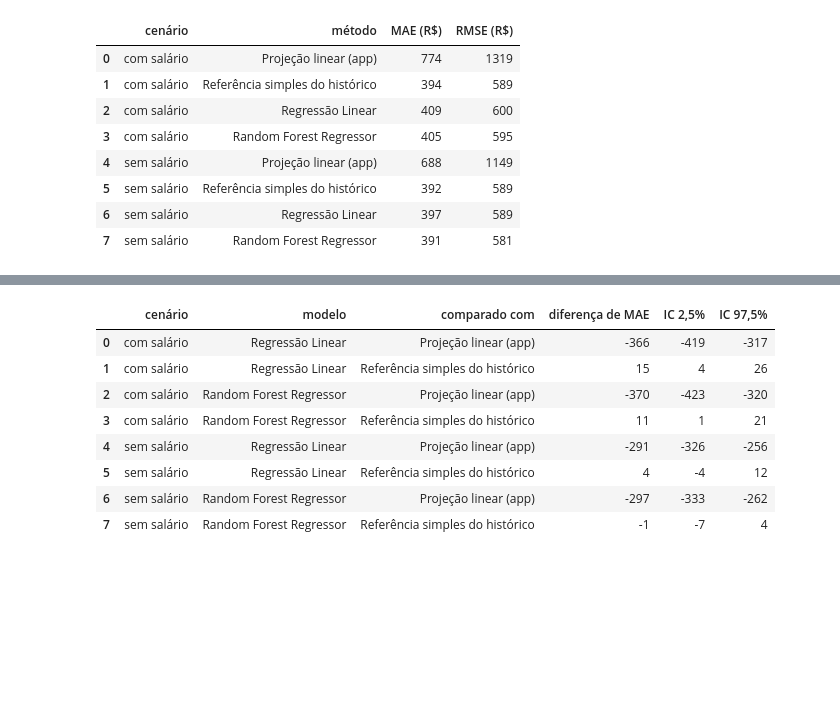
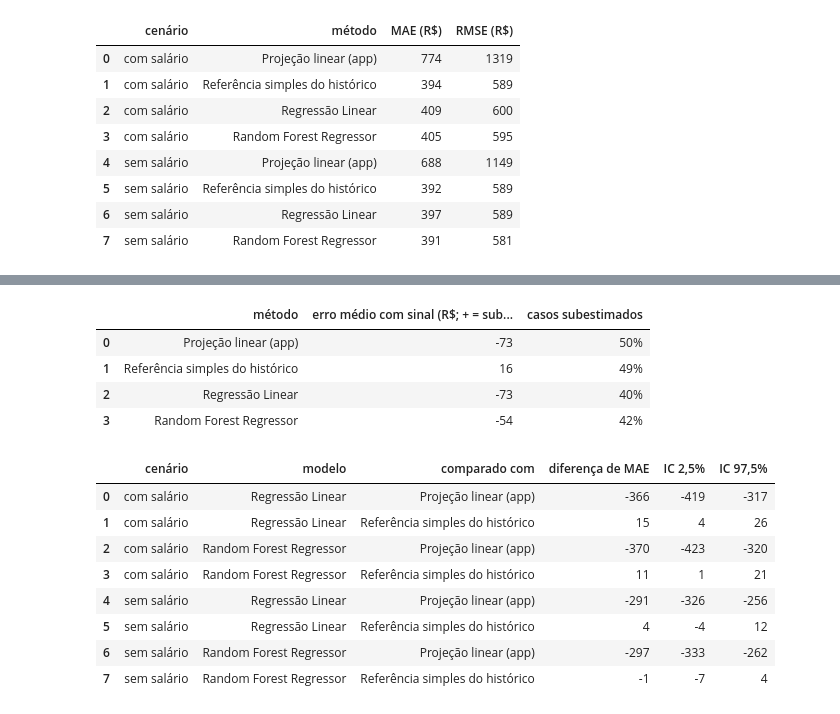
Before and after one commit to IgorSantFerreira/fatura-cartao, a Jupyter notebook: notebooks/previsao_gastos.ipynb, the cells around one changed output, grey strips where cells are left out. Saved outputs shown, nothing was run; the diff lists cells and outputs as text; code cells hidden in the pictures; blank space fills up the shorter version.

```diff
--- a/notebooks/previsao_gastos.ipynb
+++ b/notebooks/previsao_gastos.ipynb
@@ -484,3 +672,16 @@ df_final
+# %%
+linhas = []
+real_teste = avaliado_com['total'].to_numpy()
+for nome, previsto in previstos_com.items():
+    diferenca = (real_teste - previsto) / 100
+    linhas.append([nome, round(float(diferenca.mean())), f'{(diferenca > 0).mean():.0%}'])
+pd.DataFrame(linhas, columns=['método', 'erro médio com sinal (R$; + = subestima)', 'casos subestimados'])
+# %% [output]
+|  | método | erro médio com sinal (R$; + = sub... | casos subestimados |
+| 0 | Projeção linear (app) | -73 | 50% |
+| 1 | Referência simples do histórico | 16 | 49% |
+| 2 | Regressão Linear | -73 | 40% |
+| 3 | Random Forest Regressor | -54 | 42% |
 # %%
 linhas = []
 for cenario, avaliado, previstos in [('com salário', avaliado_com, previstos_com), ('sem salário', avaliado_sem, previstos_sem)]:
```
Also changed, not shown: parts of 21 cells of this notebook, 6 other files.
